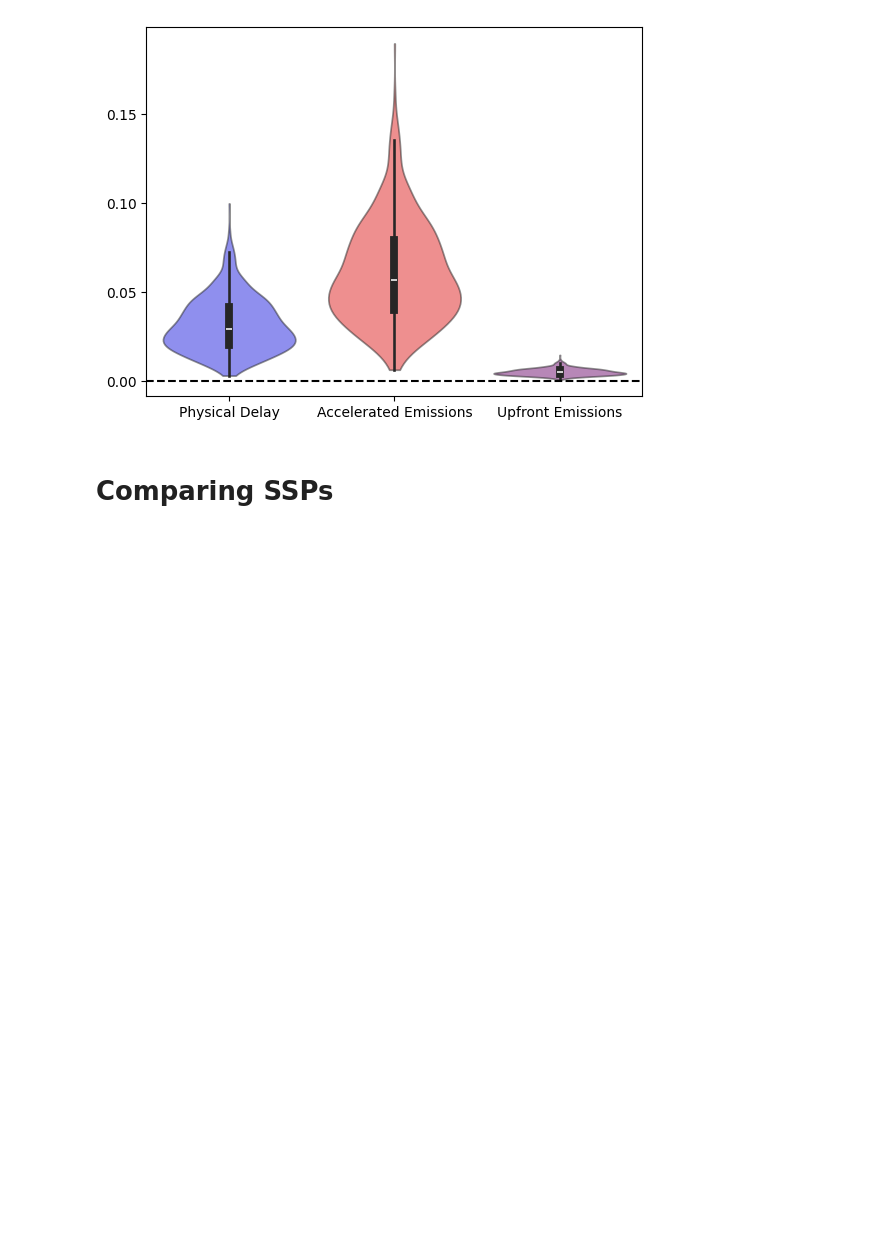
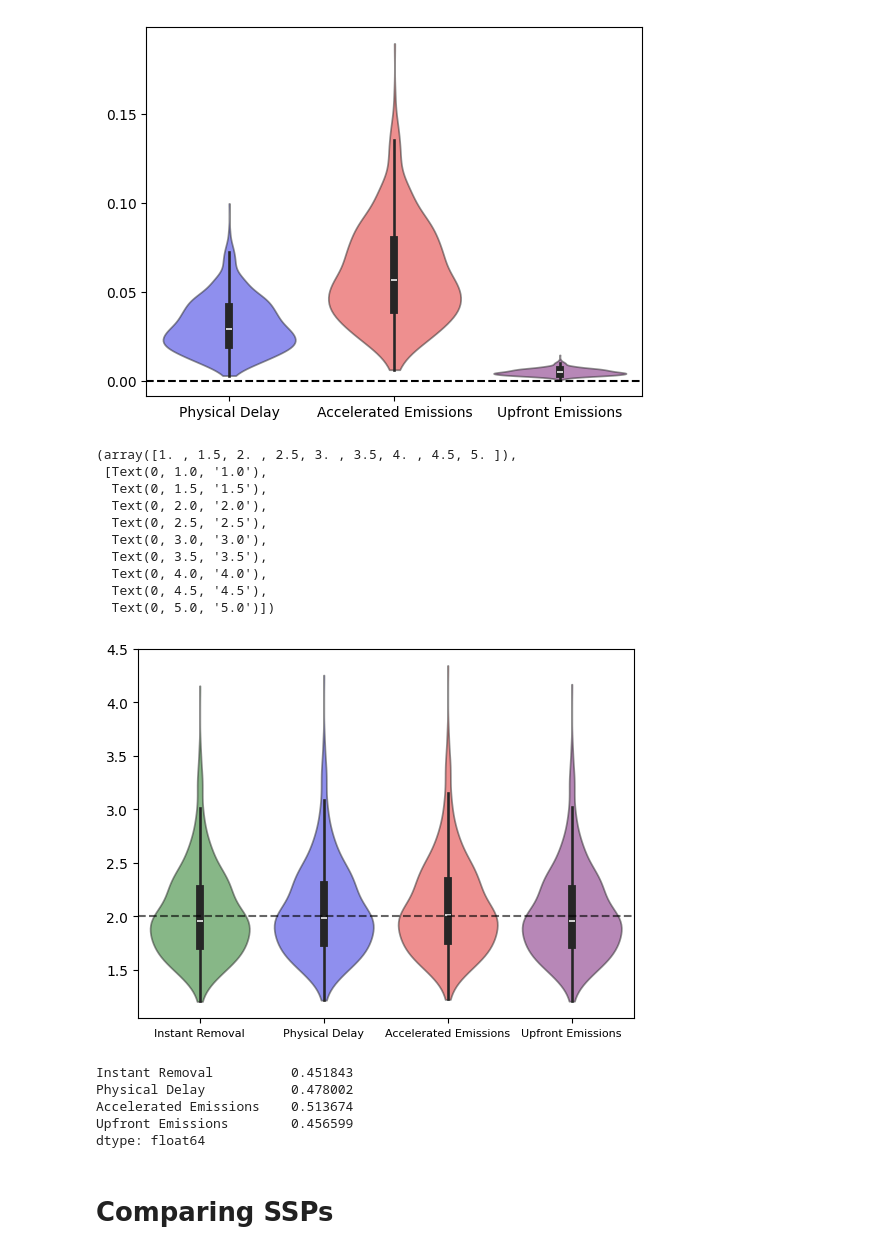
Before and after one commit to carbonplan/temporal-lags, a Jupyter notebook: nbs/2_Make_figures.ipynb, the cells around one changed output. Cells and saved outputs as stored; diff of their text form; code cells hidden in the pictures; blank space fills up the shorter version.

Commit message:
Update figures

```diff
--- a/nbs/2_Make_figures.ipynb
+++ b/nbs/2_Make_figures.ipynb
@@ -216,6 +216,49 @@ plt.yticks(fontsize=10)
   Text(0, 0.15000000000000002, '0.15'),
   Text(0, 0.2, '0.20')])
 [figure]
+# %%
+scenarios_to_plot=["instant-removal-offsetting",
+ 'physical-delay-offsetting',
+ 'accelerated-emissions-offsetting',
+ 'upfront-embodied-offsetting']
+colors_to_plot = [colors[scenario] for scenario in scenarios_to_plot]
+
+for i,scenario in enumerate(scenarios_to_plot):
+    peak_temps = (peak_temperatures[scenario])
+
+    if i==0:
+        peak_temp_all=peak_temps.to_frame(name=fancy_titles[scenario])
+    else:
+        peak_temp_all[fancy_titles[scenario]]=peak_temps
+
+sns.violinplot(peak_temp_all, palette=colors_to_plot, alpha=0.5, cut=0)
+plt.axhline(y=2, linestyle='--',color='k', alpha=0.6)
+plt.xticks(fontsize=8)
+plt.yticks(fontsize=10)
+# %% [output]
+(array([1. , 1.5, 2. , 2.5, 3. , 3.5, 4. , 4.5, 5. ]),
+ [Text(0, 1.0, '1.0'),
+  Text(0, 1.5, '1.5'),
+  Text(0, 2.0, '2.0'),
+  Text(0, 2.5, '2.5'),
+  Text(0, 3.0, '3.0'),
+  Text(0, 3.5, '3.5'),
+  Text(0, 4.0, '4.0'),
+  Text(0, 4.5, '4.5'),
+  Text(0, 5.0, '5.0')])
+[figure, added]
+# %%
+# Fraction of ensemble members with peak temperature below 2 degrees C
+(peak_temp_all>2).sum()/len(peak_temp_all)
+
+# If we take each ensemble member as equal likelihood, then this mean that
+# relying on CDR with accelerated emissions increases probability of exceeding 2 degrees by ~6%
+# %% [output]
+Instant Removal          0.451843
+Physical Delay           0.478002
+Accelerated Emissions    0.513674
+Upfront Emissions        0.456599
+dtype: float64
 # %% [markdown]
 # Comparing SSPs
 # %%
```
